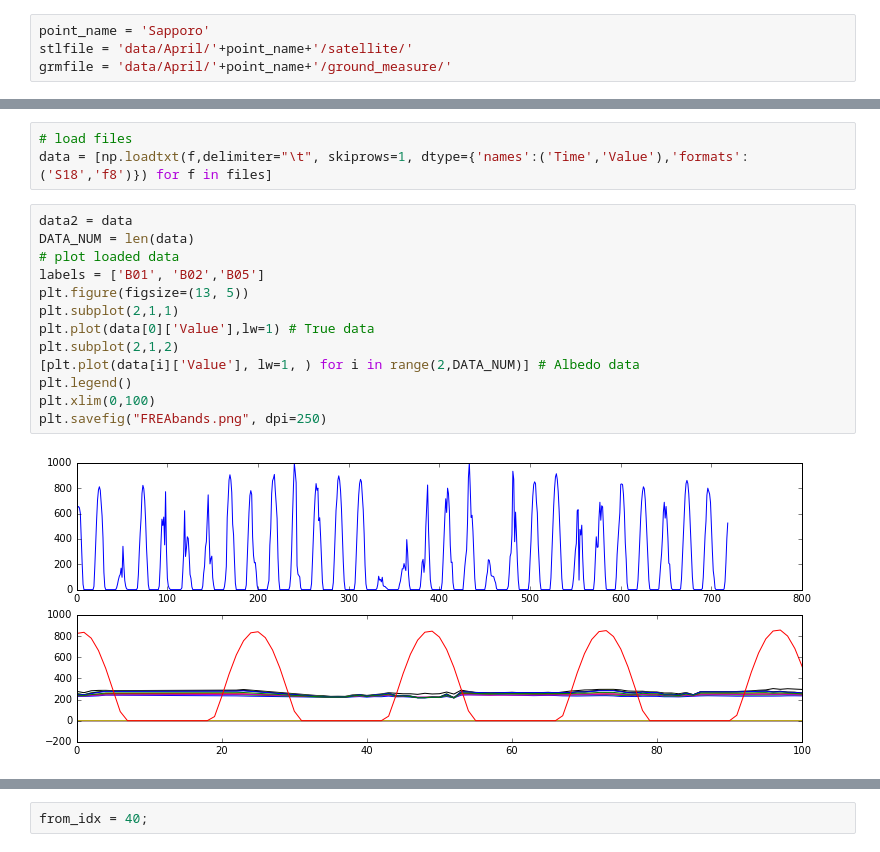
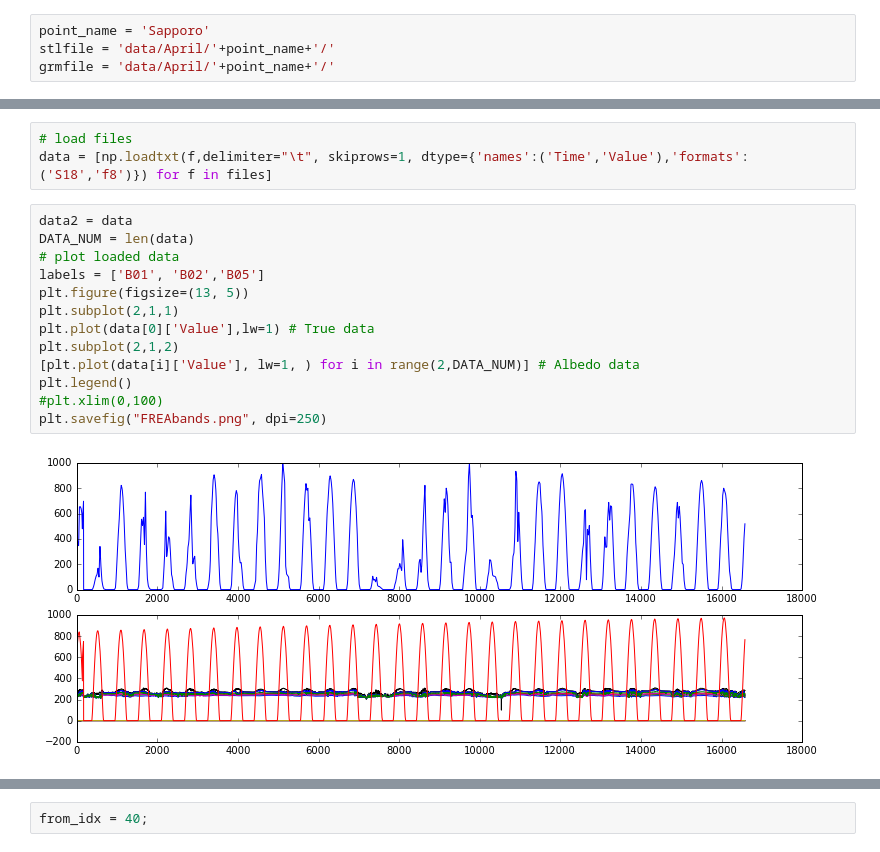
Before and after one commit to mizunototori/RF_example, a Jupyter notebook: Sapporo_RF.ipynb, the cells around one changed output, grey strips where cells are left out. Saved outputs shown, nothing was run; the diff lists cells and outputs as text.

```diff
--- a/Sapporo_RF.ipynb
+++ b/Sapporo_RF.ipynb
@@ -76,8 +97,8 @@ def separate_list(arr, start, end,from_idx):
     - albedo/tbb timeseriese data
 # %%
 point_name = 'Sapporo'
-stlfile = 'data/April/'+point_name+'/satellite/'
-grmfile = 'data/April/'+point_name+'/ground_measure/'
+stlfile = 'data/April/'+point_name+'/'
+grmfile = 'data/April/'+point_name+'/'
 # %%
 grmfile
 # %% [output]
@@ -90,15 +113,15 @@ data = [np.loadtxt(f,delimiter="\t", skiprows=1, dtype={'names':('Time','Value')
 # %%
 data2 = data
 DATA_NUM = len(data)
 # plot loaded data
 labels = ['B01', 'B02','B05']
 plt.figure(figsize=(13, 5))
 plt.subplot(2,1,1)
 plt.plot(data[0]['Value'],lw=1) # True data
 plt.subplot(2,1,2)
 [plt.plot(data[i]['Value'], lw=1, ) for i in range(2,DATA_NUM)] # Albedo data
 plt.legend()
-plt.xlim(0,100)
+#plt.xlim(0,100)
 plt.savefig("FREAbands.png", dpi=250)
 # %% [output]
-[figure, old version]
+[figure, new version]
```
Also changed, not shown: parts of 11 cells of this notebook, 1 other file.
